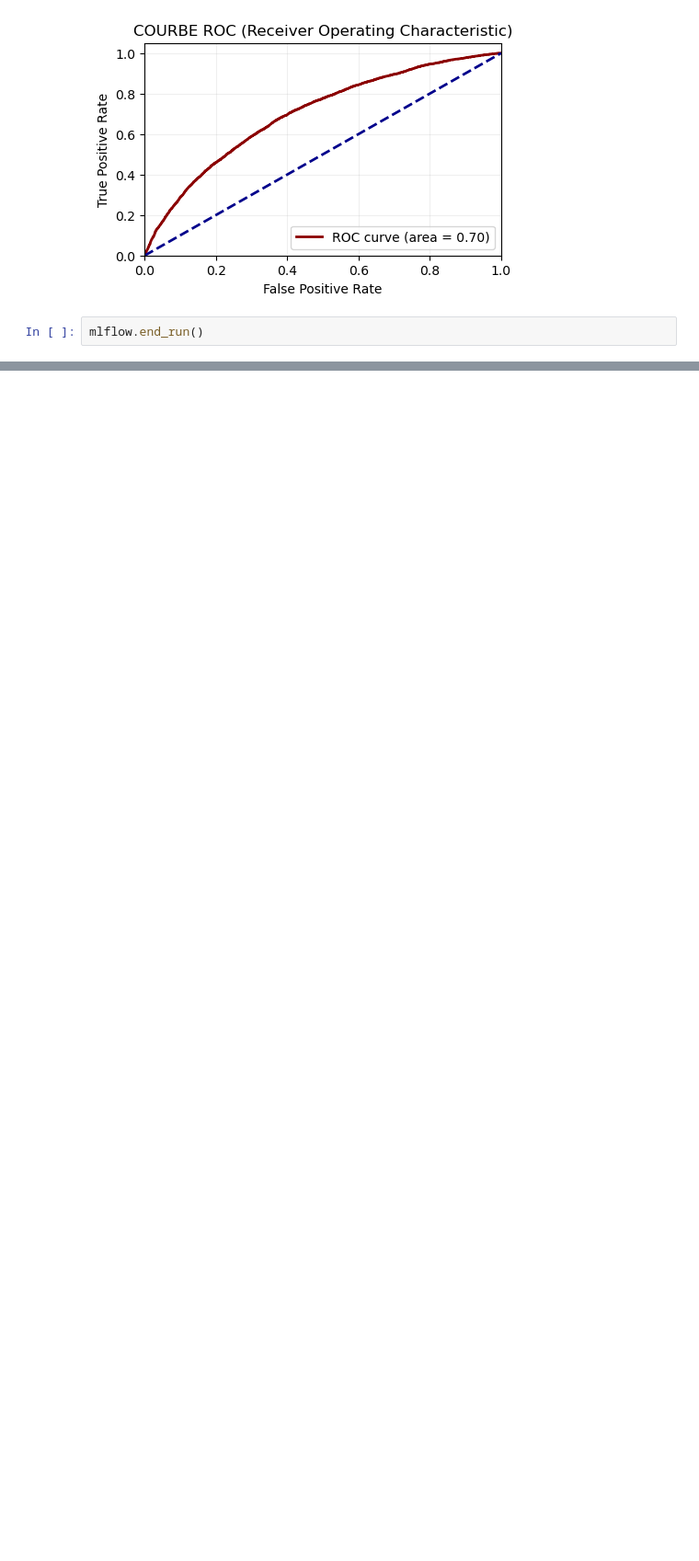
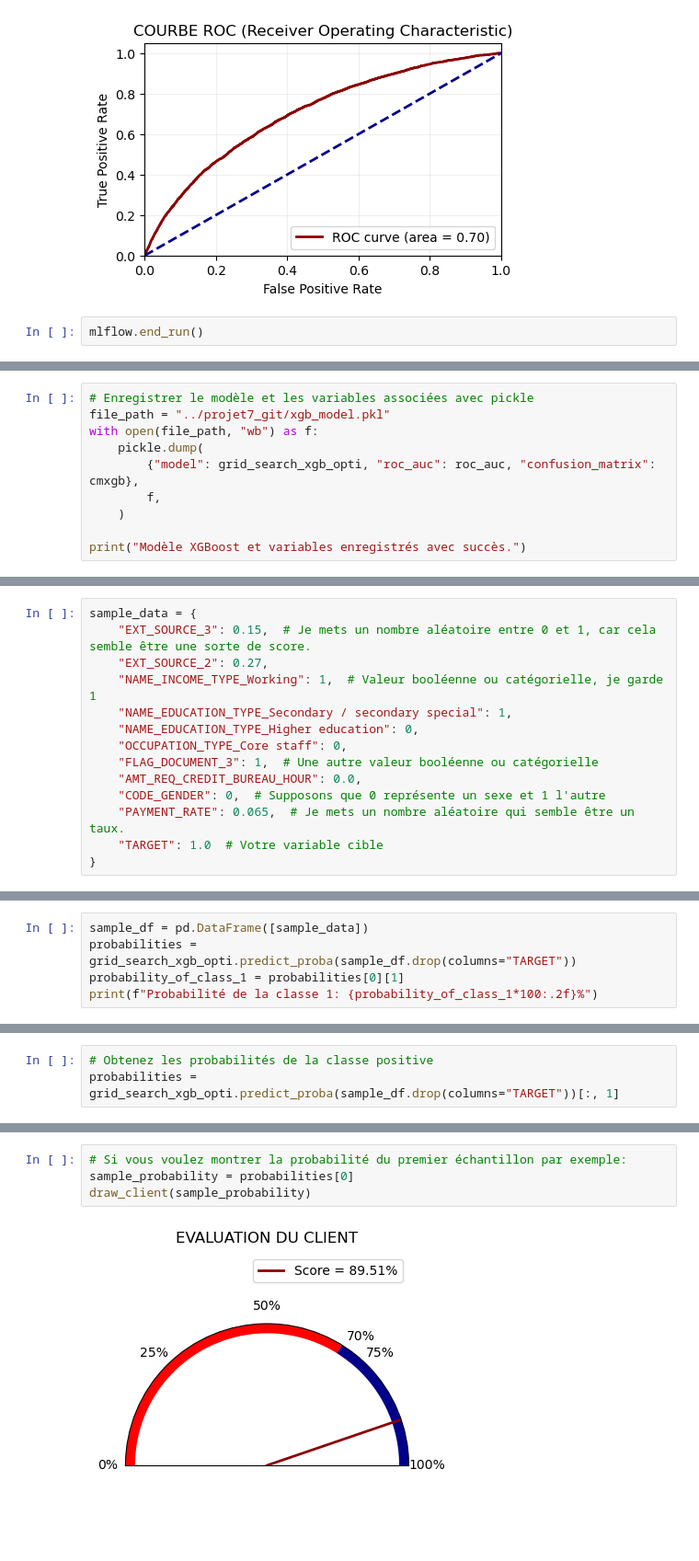
Before and after one commit to Muricael/Projet7_git, a Jupyter notebook: xgb.ipynb, the cells around one changed output, grey strips where cells are left out. Shown at 92% size. Saved outputs shown, nothing was run; the diff lists cells and outputs as text; blank space fills up the shorter version.

```diff
--- a/xgb.ipynb
+++ b/xgb.ipynb
@@ -301,3 +326,13 @@ with open(file_path, "wb") as f:
 print("Modèle XGBoost et variables enregistrés avec succès.")
 # %% [output]
 Modèle XGBoost et variables enregistrés avec succès.
+# %%
+# Enregistrer le modèle et les variables associées avec pickle
+file_path = "../projet7_git/xgb_model.pkl"
+with open(file_path, "wb") as f:
+    pickle.dump(
+        {"model": grid_search_xgb_opti, "roc_auc": roc_auc, "confusion_matrix": cmxgb},
+        f,
+    )
+
+print("Modèle XGBoost et variables enregistrés avec succès.")
@@ -303,0 +358,14 @@ Modèle XGBoost et variables enregistrés avec succès.
+# %%
+sample_data = {
+    "EXT_SOURCE_3": 0.15,  # Je mets un nombre aléatoire entre 0 et 1, car cela semble être une sorte de score.
+    "EXT_SOURCE_2": 0.27,
+    "NAME_INCOME_TYPE_Working": 1,  # Valeur booléenne ou catégorielle, je garde 1
+    "NAME_EDUCATION_TYPE_Secondary / secondary special": 1,
+    "NAME_EDUCATION_TYPE_Higher education": 0,
+    "OCCUPATION_TYPE_Core staff": 0,
+    "FLAG_DOCUMENT_3": 1,  # Une autre valeur booléenne ou catégorielle
+    "AMT_REQ_CREDIT_BUREAU_HOUR": 0.0,
+    "CODE_GENDER": 0,  # Supposons que 0 représente un sexe et 1 l'autre
+    "PAYMENT_RATE": 0.065,  # Je mets un nombre aléatoire qui semble être un taux.
+    "TARGET": 1.0  # Votre variable cible
+}
@@ -303,0 +378,5 @@ Modèle XGBoost et variables enregistrés avec succès.
+# %%
+sample_df = pd.DataFrame([sample_data])
+probabilities = grid_search_xgb_opti.predict_proba(sample_df.drop(columns="TARGET"))
+probability_of_class_1 = probabilities[0][1]
+print(f"Probabilité de la classe 1: {probability_of_class_1*100:.2f}%")
@@ -303,0 +453,3 @@ Modèle XGBoost et variables enregistrés avec succès.
+# %%
+# Obtenez les probabilités de la classe positive
+probabilities = grid_search_xgb_opti.predict_proba(sample_df.drop(columns="TARGET"))[:, 1]
@@ -303,0 +507,6 @@ Modèle XGBoost et variables enregistrés avec succès.
+# %%
+# Si vous voulez montrer la probabilité du premier échantillon par exemple:
+sample_probability = probabilities[0]
+draw_client(sample_probability)
+# %% [output]
+[figure, added]
```
Also changed, not shown: parts of 28 cells of this notebook, 6 other files.
